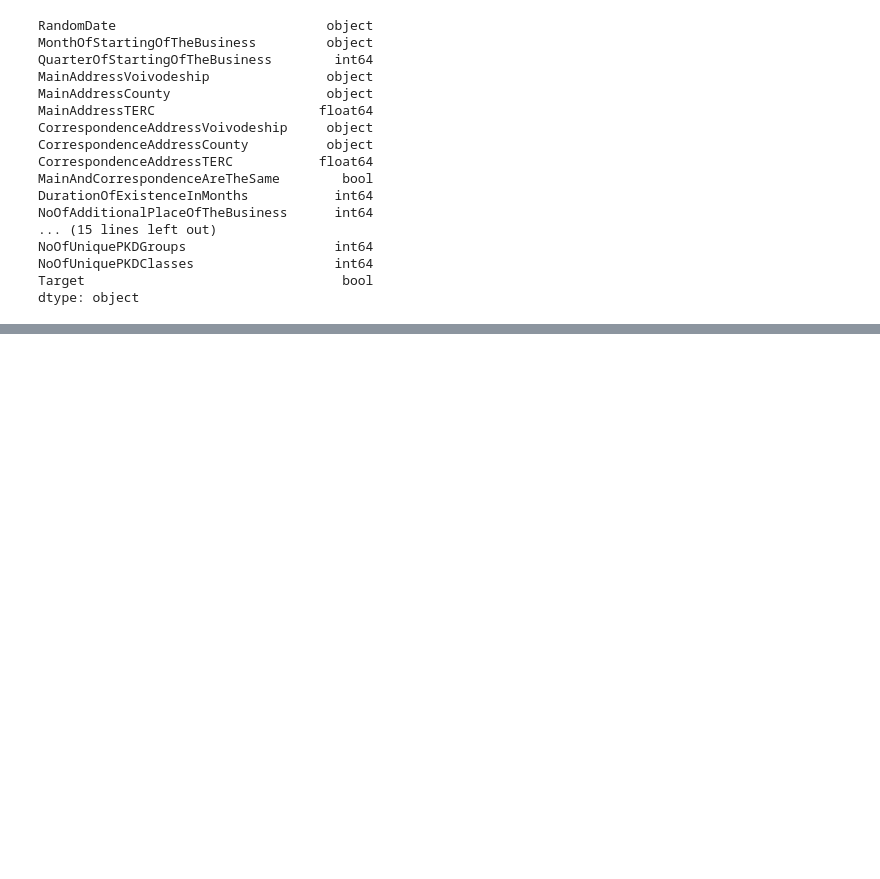
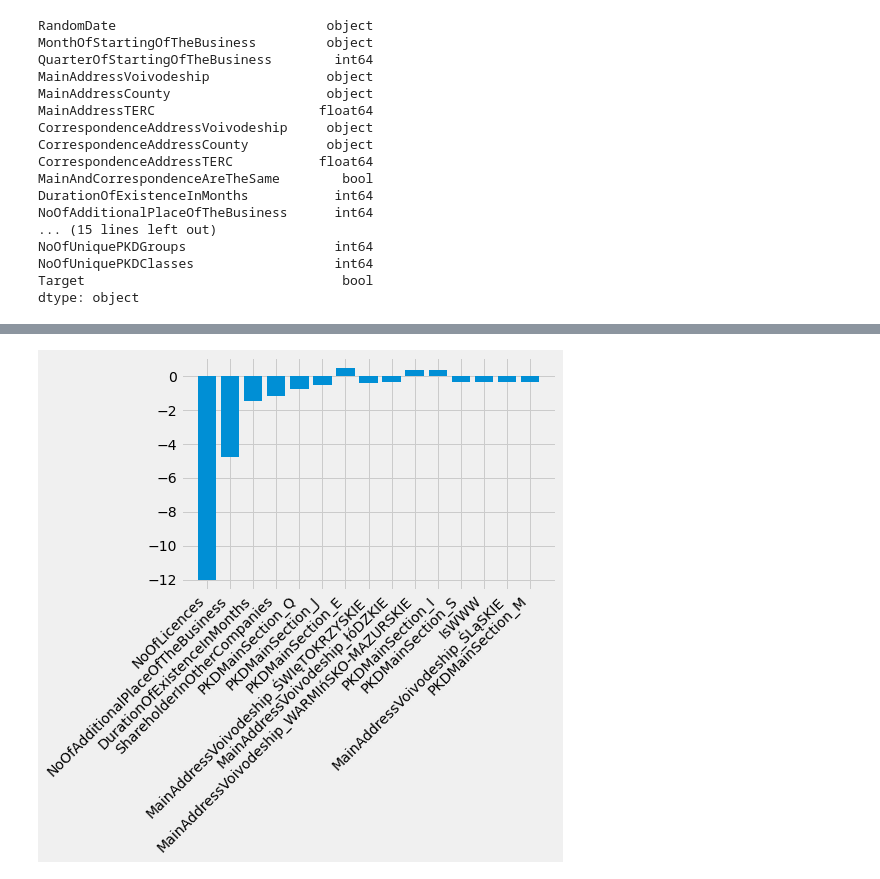
Before and after one commit to YuseqYaseq/interactive-vis, a Jupyter notebook: notebooks/exploration.ipynb, the cells around one changed output, grey strips where cells are left out. Cells and saved outputs as stored; diff of their text form; code cells hidden in the pictures; blank space fills up the shorter version.

```diff
--- a/notebooks/exploration.ipynb
+++ b/notebooks/exploration.ipynb
@@ -196,0 +207,25 @@ F-1 score: 0.0000
+# %%
+def get_transformer_feature_names(columnTransformer):
+
+    output_features = []
+
+    for name, pipe, features in columnTransformer.transformers_:
+        if name != 'remainder':
+            for i in pipe:
+                trans_features = []
+                if hasattr(i, 'categories_'):
+                    trans_features.extend(i.get_feature_names(features))
+                else:
+                    trans_features = features
+            output_features.extend(trans_features)
+
+    return output_features
+# %%
+feature_names = get_transformer_feature_names(pipeline["get_features"]);
+feature_scores = pipeline["classifier"].coef_[0]
+# %%
+top = 15
+name_score = list(zip(feature_names, feature_scores))
+name_score.sort(key=lambda t: abs(t[1]), reverse=True)
+top_name_scores = name_score[:top]
+top_names, top_scores = zip(*top_name_scores)
@@ -196,0 +250,6 @@ F-1 score: 0.0000
+# %%
+f, ax = plt.subplots()
+plt.bar(np.arange(len(top_names)), top_scores, tick_label=top_names, width=0.8)
+plt.xticks(rotation=45, ha="right");
+# %% [output]
+[figure, added]
```
Also changed, not shown: parts of 9 cells of this notebook.
